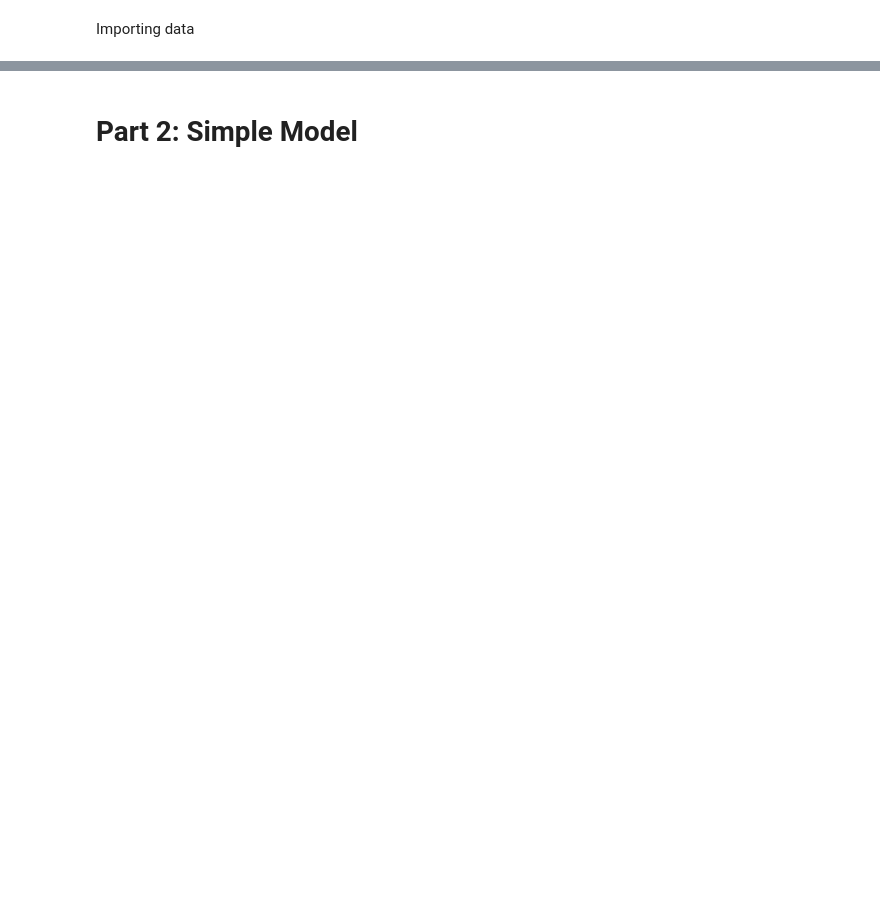
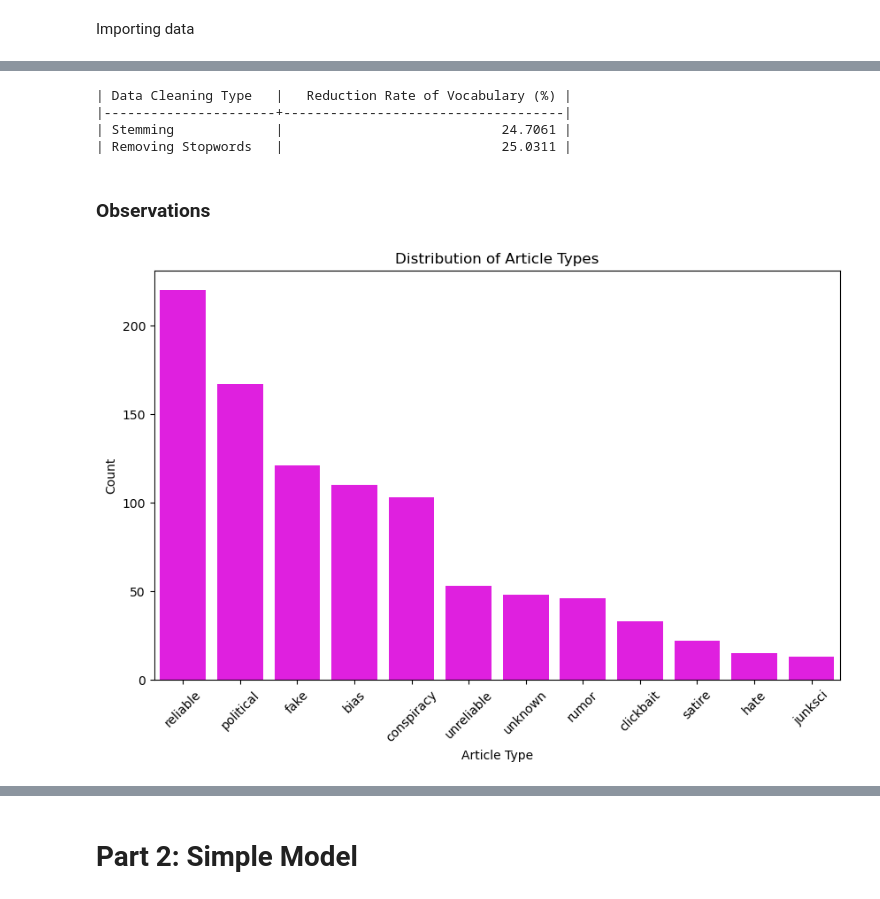
Before and after one commit to andreazheidam/Fake-News-Project, a Jupyter notebook: Project.ipynb, the cells around one changed output, grey strips where cells are left out. Drawn from its saved outputs; the diff is of its cells as text; code cells hidden in the pictures; blank space fills up the shorter version.

```diff
--- a/Project.ipynb
+++ b/Project.ipynb
@@ -134,0 +66,33 @@ data_fake_news
+# %%
+#keeping only the relevant collumns
+data_fake_news = raw_data_fake_news.copy()[
+    ['domain', 'type', 'content', 'title', 'authors', 'meta_description', 'meta_keywords']].head(1000)
+# %%
+#cleaning raw text using clean_text function on all elements
+data_fake_news['content'] = data_fake_news['content'].apply(clean_text)
+# %%
+#stemming and removing stopwords, while calculating the reduction in vocabulary
+data_fake_news['content'] = word_stemming_stopwords(data_fake_news['content'])
+# %% [output]
+| Data Cleaning Type   |   Reduction Rate of Vocabulary (%) |
+|----------------------+------------------------------------|
+| Stemming             |                            24.7061 |
+| Removing Stopwords   |                            25.0311 |
+# %% [markdown]
+### Observations
+# %%
+import matplotlib.pyplot as plt
+import seaborn as sns
+
+def create_table(df: pd.DataFrame):
+    """Creating a table over the distribution of types of articles"""
+    type_counts = df['type'].value_counts()
+    type_order = type_counts.index
+    plt.figure(figsize=(10, 6))
+    sns.countplot(data=df, x='type', order=type_order, color='fuchsia')
+    plt.title("Distribution of Article Types")
+    plt.xlabel("Article Type")
+    plt.ylabel("Count")
+    plt.xticks(rotation=45)
+
+    plt.show()
@@ -134,0 +118,4 @@ data_fake_news
+# %%
+create_table(data_fake_news)
+# %% [output]
+[figure, added]
```
Also changed, not shown: parts of 17 cells of this notebook, 13 other files.
